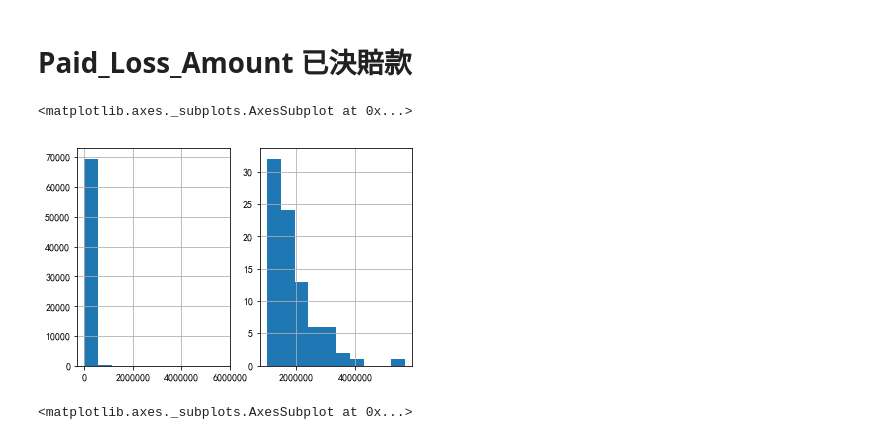
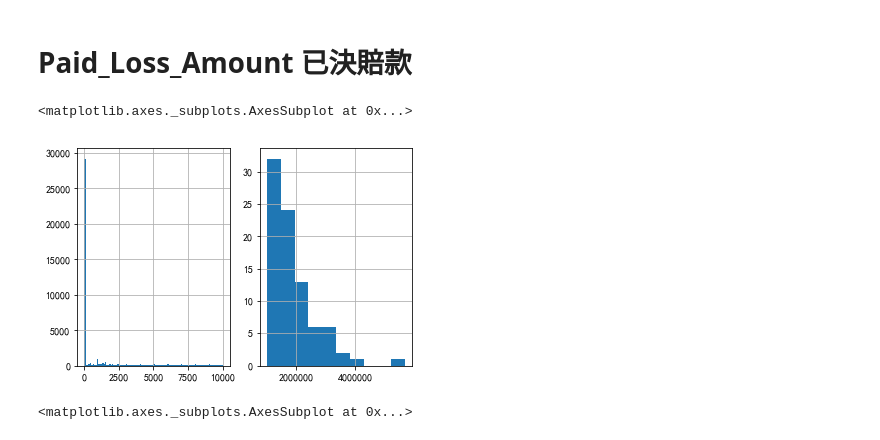
Before and after one commit to taipingeric/tbddd, a Jupyter notebook: EDA.ipynb, the cells around one changed output. Drawn from its saved outputs; the diff is of its cells as text; code cells hidden in the pictures.

```diff
--- a/EDA.ipynb
+++ b/EDA.ipynb
@@ -974,12 +1086,13 @@ df_claim['Cause_of_Loss'].value_counts().plot(kind='bar')
 # Paid_Loss_Amount 已決賠款
 # %%
 plt.subplot(1,2,1)
-df_claim['Paid_Loss_Amount'].hist()
+# df_claim['Paid_Loss_Amount'].hist()
+df_claim[df_claim['Paid_Loss_Amount'] < 10000]['Paid_Loss_Amount'].hist(bins=100)
 plt.subplot(1,2,2)
 df_claim[df_claim['Paid_Loss_Amount'] >= 1000000]['Paid_Loss_Amount'].hist()
 # %% [output]
 <matplotlib.axes._subplots.AxesSubplot at 0x...>
-[figure, old version]
+[figure, new version]
 # %%
 # log(x+1)
 np.log(df_claim['Paid_Loss_Amount'] + 1).hist()
```
Also changed, not shown: parts of 23 cells of this notebook.
